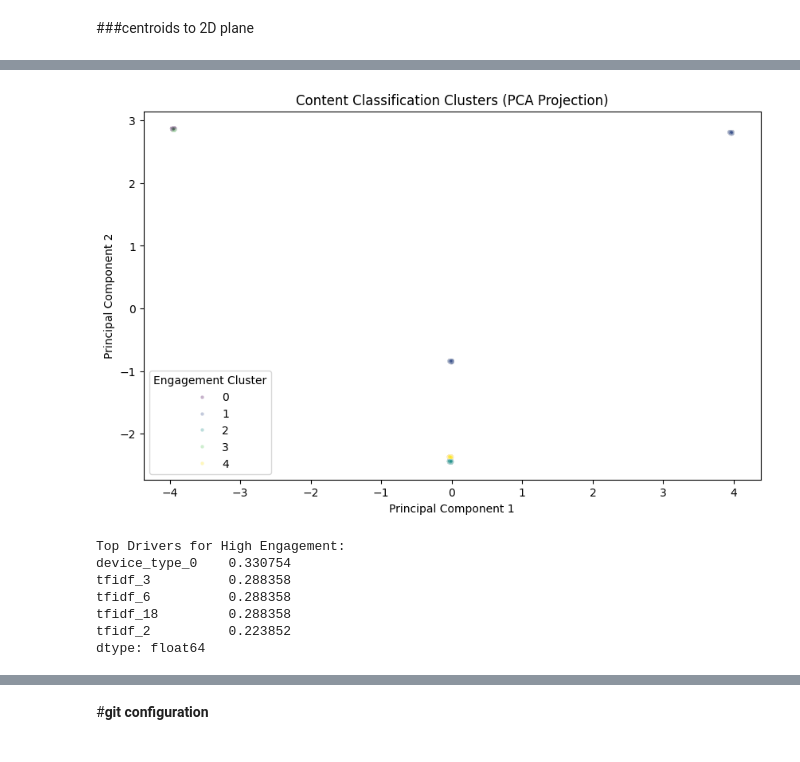
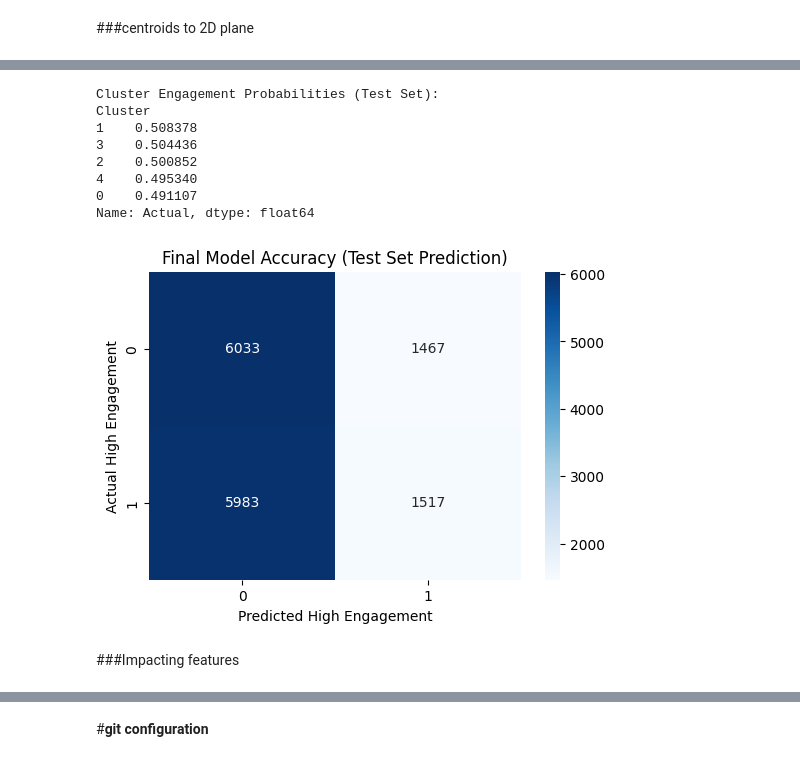
Before and after one commit to praveentecsl/High-Engagement-Content-Classification-model, a Jupyter notebook: SocialMedia_engagement.ipynb, the cells around one changed output, grey strips where cells are left out. Cells and saved outputs as stored; diff of their text form; code cells hidden in the pictures.

```diff
--- a/SocialMedia_engagement.ipynb
+++ b/SocialMedia_engagement.ipynb
@@ -153,39 +168,37 @@ plt.show()
-# %%
-from sklearn.decomposition import PCA
-
-pca = PCA(n_components=2)
-X_pca = pca.fit_transform(X_train_scaled)
-
-plt.figure(figsize=(10, 6))
-sns.scatterplot(
-    x=X_pca[:, 0],
-    y=X_pca[:, 1],
-    hue=cluster_labels,
-    palette='viridis',
-    s=10,       # smaller point size
-    alpha=0.3   # transparency so overlaps are visible
-)
-
-plt.title('Content Classification Clusters (PCA Projection)')
-plt.xlabel('Principal Component 1')
-plt.ylabel('Principal Component 2')
-plt.legend(title='Engagement Cluster')
-plt.show()
-# %% [output]
-[figure, removed]
-# %%
-# Get the average values of the 42 features for each cluster
-centroids = pd.DataFrame(scaler.inverse_transform(kmeans_final.cluster_centers_), columns=X_final.columns)
-
-# Look at the top 5 differentiating features
-diff = (centroids.iloc[1] - centroids.iloc[0]).sort_values(ascending=False)
-print("Top Drivers for High Engagement:")
-print(diff.head(5))
-# %% [output]
-Top Drivers for High Engagement:
-device_type_0    0.330754
-tfidf_3          0.288358
-tfidf_6          0.288358
-tfidf_18         0.288358
-tfidf_2          0.223852
-dtype: float64
+# %%
+from sklearn.metrics import confusion_matrix, classification_report
+
+# 1. Predict clusters on Test Set
+test_cluster_labels = kmeans_final.predict(X_test_scaled)
+
+# 2. Map Clusters to "High" or "Low"
+# We check the mean of y_test for each cluster to find the 'Winner'
+test_results = pd.DataFrame({'Cluster': test_cluster_labels, 'Actual': y_test})
+cluster_map = test_results.groupby('Cluster')['Actual'].mean().sort_values(ascending=False)
+
+print("Cluster Engagement Probabilities (Test Set):")
+print(cluster_map)
+
+# Identify the Cluster with highest engagement (The "High-Engagement" Cluster)
+best_cluster = cluster_map.idxmax()
+predictions_binary = (test_cluster_labels == best_cluster).astype(int)
+
+# 3. Final Confusion Matrix
+plt.figure(figsize=(6, 4))
+sns.heatmap(confusion_matrix(y_test, predictions_binary), annot=True, fmt='d', cmap='Blues')
+plt.title('Final Model Accuracy (Test Set Prediction)')
+plt.xlabel('Predicted High Engagement')
+plt.ylabel('Actual High Engagement')
+plt.show()
+# %% [output]
+Cluster Engagement Probabilities (Test Set):
+Cluster
+1    0.508378
+3    0.504436
+2    0.500852
+4    0.495340
+0    0.491107
+Name: Actual, dtype: float64
+[figure, added]
+# %% [markdown]
+###Impacting features
```
Also changed, not shown: parts of 11 cells of this notebook.
